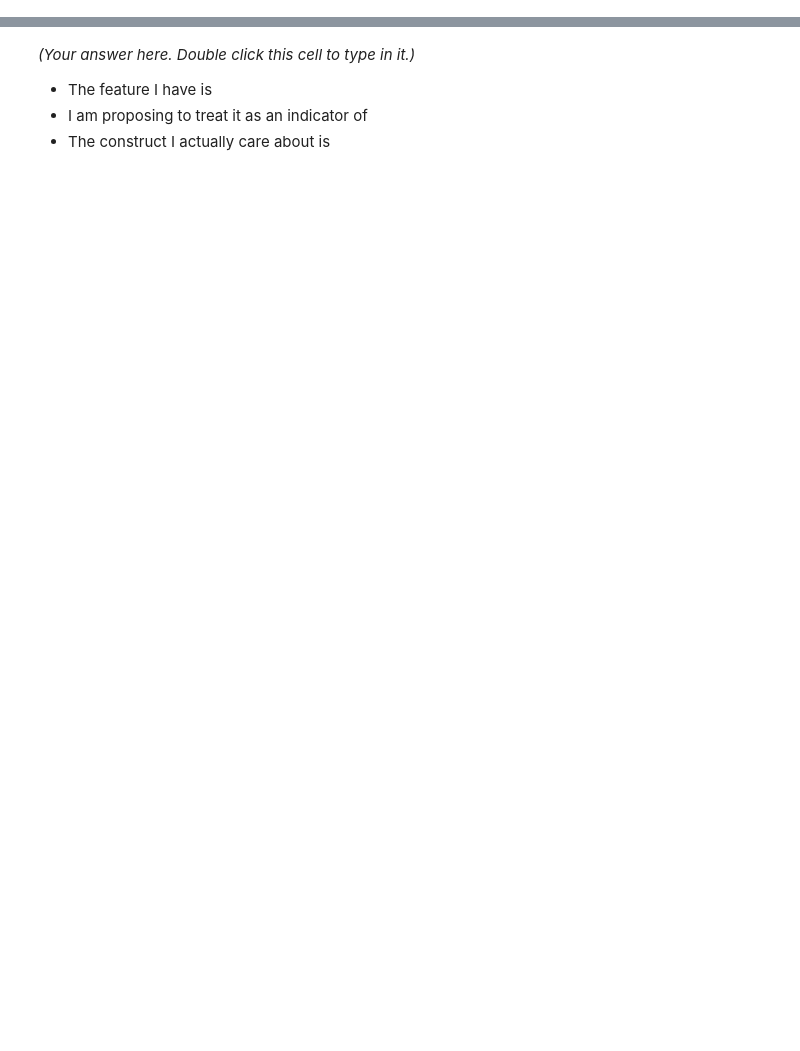
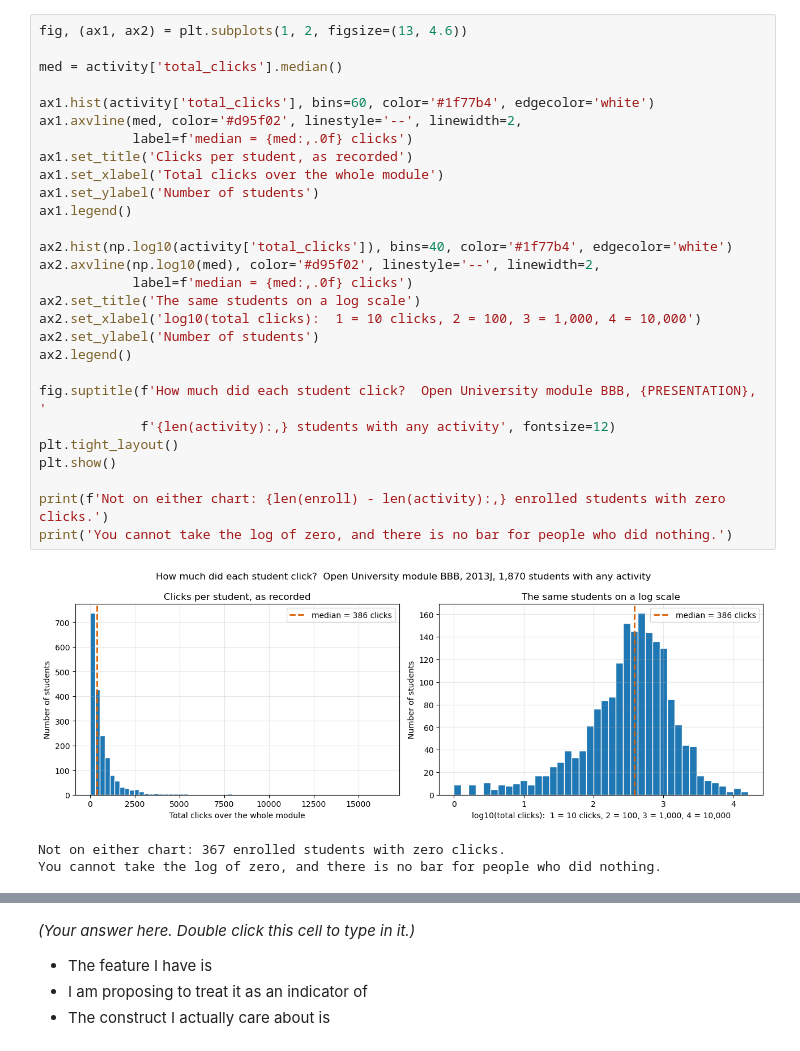
Before and after one commit to HakeoungLee/edis8100-teaching-learning-analytics, a Jupyter notebook: week02-exploring-learning-data/week02_exploring_learning_data.ipynb, the cells around one changed output, grey strips where cells are left out. Saved outputs shown, nothing was run; the diff lists cells and outputs as text; blank space fills up the shorter version.

```diff
--- a/week02-exploring-learning-data/week02_exploring_learning_data.ipynb
+++ b/week02-exploring-learning-data/week02_exploring_learning_data.ipynb
@@ -743,0 +522,32 @@ In the cell below (it is a text cell, just type), finish these three sentences:
+# %%
+fig, (ax1, ax2) = plt.subplots(1, 2, figsize=(13, 4.6))
+
+med = activity['total_clicks'].median()
+
+ax1.hist(activity['total_clicks'], bins=60, color='#1f77b4', edgecolor='white')
+ax1.axvline(med, color='#d95f02', linestyle='--', linewidth=2,
+            label=f'median = {med:,.0f} clicks')
+ax1.set_title('Clicks per student, as recorded')
+ax1.set_xlabel('Total clicks over the whole module')
+ax1.set_ylabel('Number of students')
+ax1.legend()
+
+ax2.hist(np.log10(activity['total_clicks']), bins=40, color='#1f77b4', edgecolor='white')
+ax2.axvline(np.log10(med), color='#d95f02', linestyle='--', linewidth=2,
+            label=f'median = {med:,.0f} clicks')
+ax2.set_title('The same students on a log scale')
+ax2.set_xlabel('log10(total clicks):  1 = 10 clicks, 2 = 100, 3 = 1,000, 4 = 10,000')
+ax2.set_ylabel('Number of students')
+ax2.legend()
+
+fig.suptitle(f'How much did each student click?  Open University module BBB, {PRESENTATION}, '
+             f'{len(activity):,} students with any activity', fontsize=12)
+plt.tight_layout()
+plt.show()
+
+print(f'Not on either chart: {len(enroll) - len(activity):,} enrolled students with zero clicks.')
+print('You cannot take the log of zero, and there is no bar for people who did nothing.')
+# %% [output]
+[figure, added]
+Not on either chart: 367 enrolled students with zero clicks.
+You cannot take the log of zero, and there is no bar for people who did nothing.
```
Also changed, not shown: parts of 108 cells of this notebook, 9 other files.
